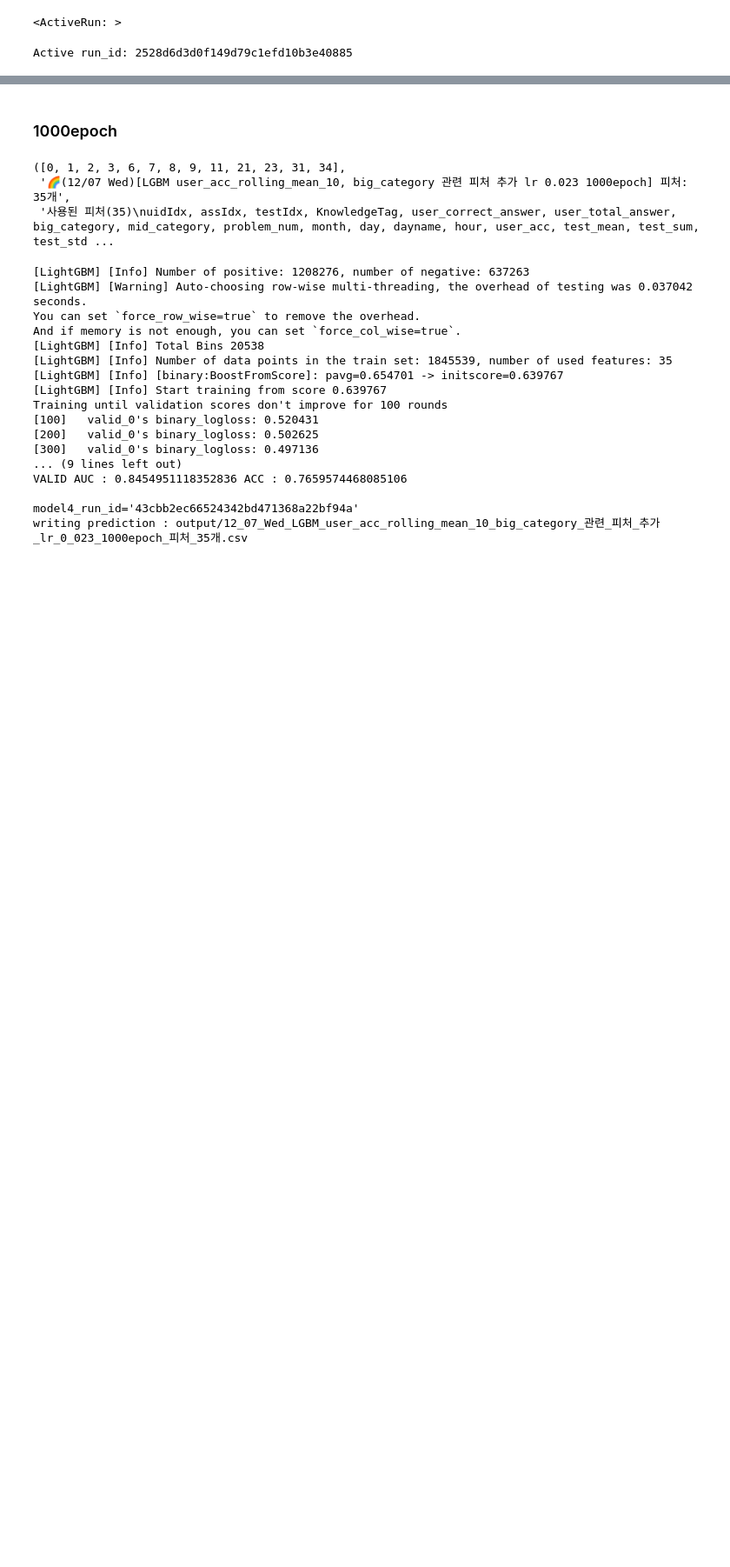
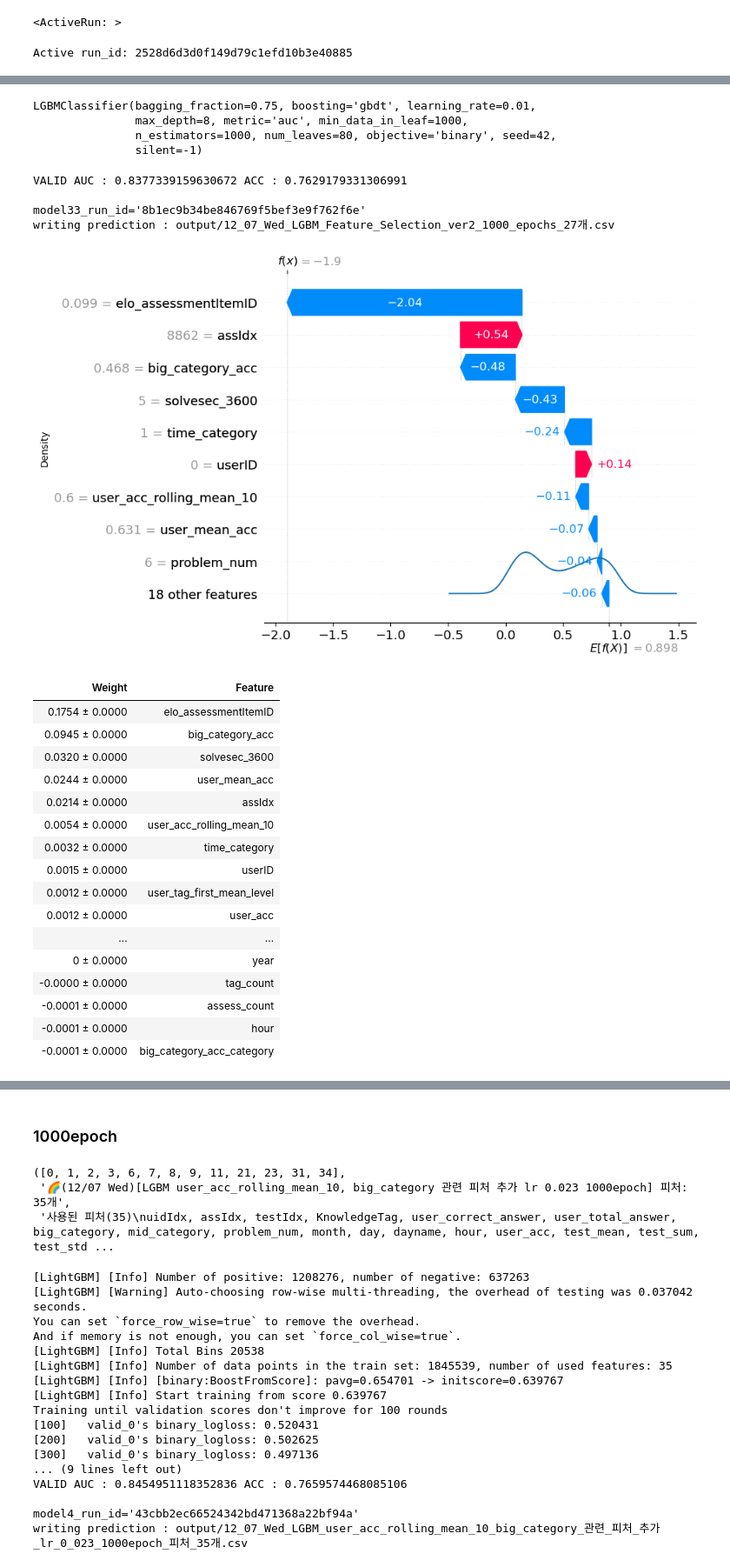
Before and after one commit to boostcampaitech4lv23recsys2/level2_dkt_recsys-level2-recsys-08, a Jupyter notebook: LGBM/LGBM_apply_FE_Others.ipynb, the cells around one changed output, grey strips where cells are left out. Shown: that part at 87% size. Cells and saved outputs as stored; diff of their text form; code cells hidden in the pictures; blank space fills up the shorter version.

```diff
--- a/LGBM/LGBM_apply_FE_Others.ipynb
+++ b/LGBM/LGBM_apply_FE_Others.ipynb
@@ -398,0 +375,22 @@ Active run_id: 3be9e9bb7f014138b80aa2567096febd
+# %%
+explainer = TreeExplainer(model3)
+sv = explainer(x_valid[FEATS])
+exp = Explanation(sv.values[:,:,1],
+                  sv.base_values[:,1],
+                  data=x_valid[FEATS].values,
+                  feature_names=FEATS)
+idx = 0
+waterfall(exp[idx])
+
+perm = PermutationImportance(
+    model3, scoring="roc_auc", n_iter=1, random_state=42, cv=None, refit=False
+).fit(x_valid[FEATS], y_valid)
+eli5.show_weights(perm, top=len(FEATS), feature_names=FEATS)
+perm_imp_df = pd.DataFrame()
+perm_imp_df["feature"] = FEATS
+perm_imp_df["importance"] = perm.feature_importances_
+perm_imp_df["std"] = perm.feature_importances_std_
+perm_imp_df.sort_values(by="importance", ascending=False, inplace=True)
+perm_imp_df.reset_index(drop=True, inplace=True)
+perm_imp_df
+# %% [output]
@@ -398,0 +414,26 @@ Active run_id: 3be9e9bb7f014138b80aa2567096febd
+LGBMClassifier(bagging_fraction=0.75, boosting='gbdt', learning_rate=0.01,
+               max_depth=8, metric='auc', min_data_in_leaf=1000,
+               n_estimators=1000, num_leaves=80, objective='binary', seed=42,
+               silent=-1)
+VALID AUC : 0.8377339159630672 ACC : 0.7629179331306991
+
+model33_run_id='8b1ec9b34be846769f5bef3e9f762f6e'
+writing prediction : output/12_07_Wed_LGBM_Feature_Selection_ver2_1000_epochs_27개.csv
+[figure, added]
+| Weight | Feature |
+| 0.1754 ± 0.0000 | elo_assessmentItemID |
+| 0.0945 ± 0.0000 | big_category_acc |
+| 0.0320 ± 0.0000 | solvesec_3600 |
+| 0.0244 ± 0.0000 | user_mean_acc |
+| 0.0214 ± 0.0000 | assIdx |
+| 0.0054 ± 0.0000 | user_acc_rolling_mean_10 |
+| 0.0032 ± 0.0000 | time_category |
+| 0.0015 ± 0.0000 | userID |
+| 0.0012 ± 0.0000 | user_tag_first_mean_level |
+| 0.0012 ± 0.0000 | user_acc |
+| ... | ... |
+| 0 ± 0.0000 | year |
+| -0.0000 ± 0.0000 | tag_count |
+| -0.0001 ± 0.0000 | assess_count |
+| -0.0001 ± 0.0000 | hour |
+| -0.0001 ± 0.0000 | big_category_acc_category |
```
Also changed, not shown: parts of 16 cells of this notebook.
